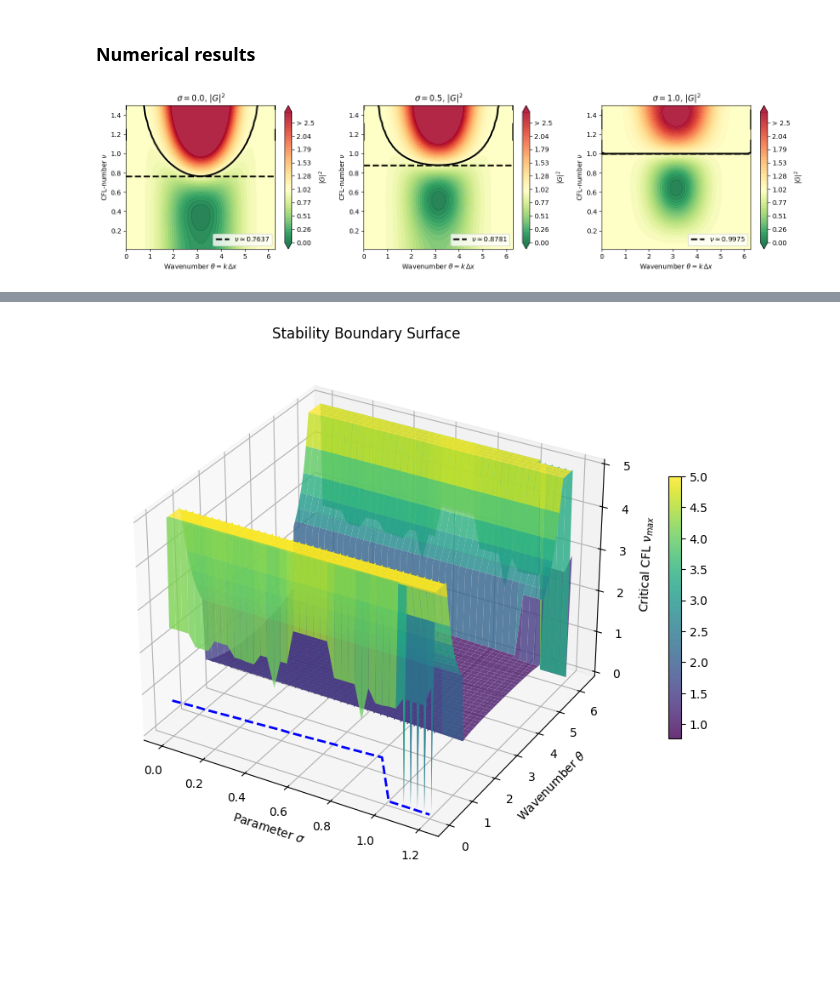
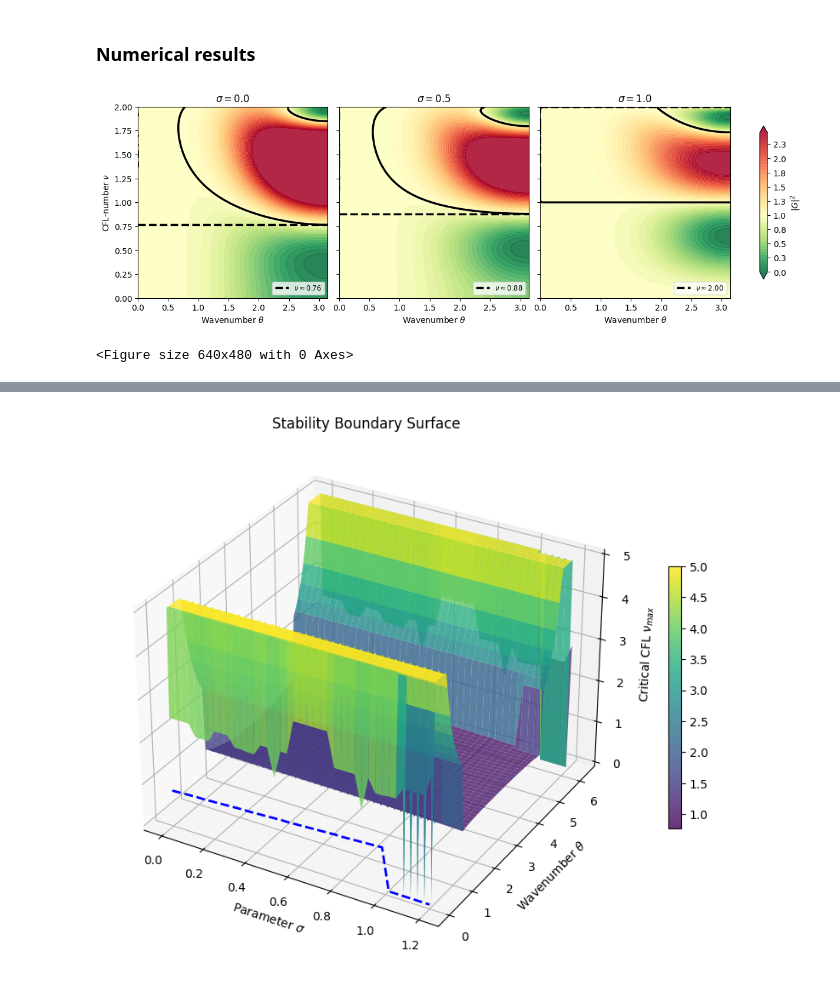
Before and after one commit to ukolov-ivan/mipt-vkr, a Jupyter notebook: src/sym.ipynb, the cells around one changed output, grey strips where cells are left out. Saved outputs shown, nothing was run; the diff lists cells and outputs as text; code cells hidden in the pictures; blank space fills up the shorter version.

Commit message:
Fixed graphs

```diff
--- a/src/sym.ipynb
+++ b/src/sym.ipynb
@@ -334,13 +337,13 @@ taylor_matrix = sp.Matrix([
 # more readable format
 normalization = sp.diag(*[sp.factorial(k) / dx**k for k in range(5)])
 
-system_tex = \
-    fr"{sp.latex(sp.simplify(normalization * taylor_matrix))} x = \
-       {sp.latex(sp.simplify(normalization * error_vector))}"
-display(Math(system_tex))
+# system_tex = \
+#     fr"{sp.latex(sp.simplify(normalization * taylor_matrix))} x = \
+#        {sp.latex(sp.simplify(normalization * error_vector))}"
+# display(Math(system_tex))
 
-with open('taylor-coefficients-system.tex', mode='w') as file:
-    file.write(system_tex)
+# with open('taylor-coefficients-system.tex', mode='w') as file:
+#     file.write(system_tex)
 
 correction_coeffs: sp.Matrix = taylor_matrix.solve(error_vector)
 
@@ -358,3 +396,9 @@ correction_term: sp.Expr = -correction_coeffs.dot(stencil)
 u_corrected = u_next + correction_term
 u_corrected_taylor = sp.expand(u_corrected.subs(stencil_taylors))
 error_corrected = sp.expand(u_corrected_taylor - u_taylor)
+# %%
+error_corrected.doit()
+
+display(Math(latex_series(sp.simplify(sp.collect(sp.expand(error_corrected.doit().removeO()), derivs)))))
+with open('scheme-corrected-error-taylor.tex', mode='w') as file:
+    file.write(latex_series(sp.simplify(sp.collect(sp.expand(error_corrected.doit().removeO()), derivs))))
@@ -1260,43 +1293,66 @@ def plot_stability_region(theta: np.ndarray,
 # %%
 def compute_factor_mod_sq_grid(
         theta_range: tuple[float, float] = theta_range,
         cfl_range: tuple[float, float] = cfl_range,
         sigma: float = 0.0, n_theta: int = 50, n_cfl: int = 50):
     """Numerically compute |G|^2 on a (theta, cfl) grid for a given sigma."""
     theta_vals = np.linspace(*theta_range, n_theta)
     cfl_vals = np.linspace(*cfl_range,   n_cfl)
     theta, CFL = np.meshgrid(theta_vals, cfl_vals)
     factor = factor_numeric(theta, CFL, sigma)
     factor_mod_sq = np.abs(factor)**2
     return theta, CFL, factor_mod_sq
 
 
 def plot_stability_region_multi(
         sigma_values: typing.Sequence[float],
-        theta_range: tuple[float, float] = theta_range,
-        cfl_range: tuple[float, float] = cfl_range,
-        n_theta=50, n_cfl=50):
+        theta_range: tuple[float, float] = (0, np.pi),
+        cfl_range: tuple[float, float] = (0, 2),
+        n_theta=100, n_cfl=100):
+
+    # Use constrained_layout to prevent overlapping
     fig, axes = plt.subplots(1, len(sigma_values),
-                             figsize=(5 * len(sigma_values), 4),
+                             figsize=(4 * len(sigma_values), 4),
+                             constrained_layout=True,
                              squeeze=False)
-    axes: typing.Iterable[matplotlib.axes.Axes] = axes[0]
+    axes_flat = axes[0]
 
-    for ax, sigma in zip(axes, sigma_values):
+    last_contour = None
+    v_max_used = 2.5
+
+    for i, (ax, sigma) in enumerate(zip(axes_flat, sigma_values)):
         theta, cfl, factor_mod2 = compute_factor_mod_sq_grid(
             theta_range, cfl_range, sigma, n_theta, n_cfl)
-        plot_stability_region(theta, cfl, factor_mod2,
-                              sigma, ax=ax, colorbar=True)
 
-    fig.tight_layout()
+        # Only the first plot (index 0) gets Y labels/ticks
+        last_contour, v_max_used = plot_stability_region(
+            theta, cfl, factor_mod2, sigma,
+            ax=ax, colorbar=False, is_first_col=(i == 0)
+        )
 
+    # CREATE ONE COLORBAR FOR THE WHOLE FIGURE
+    cbar = fig.colorbar(last_contour, ax=axes_flat, location='right',
+                        label=r'$\vert G \vert^2$', shrink=0.8)
+
+    # Optional styling for the shared colorbar
+    ticks = cbar.get_ticks()
+    cbar.set_ticks(ticks)
+    tick_labels = [f"{t:.1f}" for t in ticks]
+    if ticks[-1] >= v_max_used:
+        tick_labels[-1] = f"> {v_max_used:.1f}"
+    cbar.set_ticklabels(tick_labels)
+
+    plt.savefig('amplification-factor-parameter-profile.png', dpi=300)
+    plt.show()
 
 plot_stability_region_multi(sigma_values=(0.0, 0.5, 1.0))
 plt.savefig('amplification-factor-parameter-profile.pgf')
 # tikzplotlib.clean_figure()
 # tikzplotlib.save('amplification-factor-parameter-profile.tikz')
 plt.show()
 # %% [output]
-[figure, old version]
+[figure, new version]
+<Figure size 640x480 with 0 Axes>
 # %%
 plot_stability_region_multi(cfl_range=(0, 3), sigma_values=(0.95, 1.00, 5))
 # tikzplotlib.save('extremal-paramter-amplification-factor-parameter-profile.tikz')
```
Also changed, not shown: parts of 11 cells of this notebook, 2 other files.
